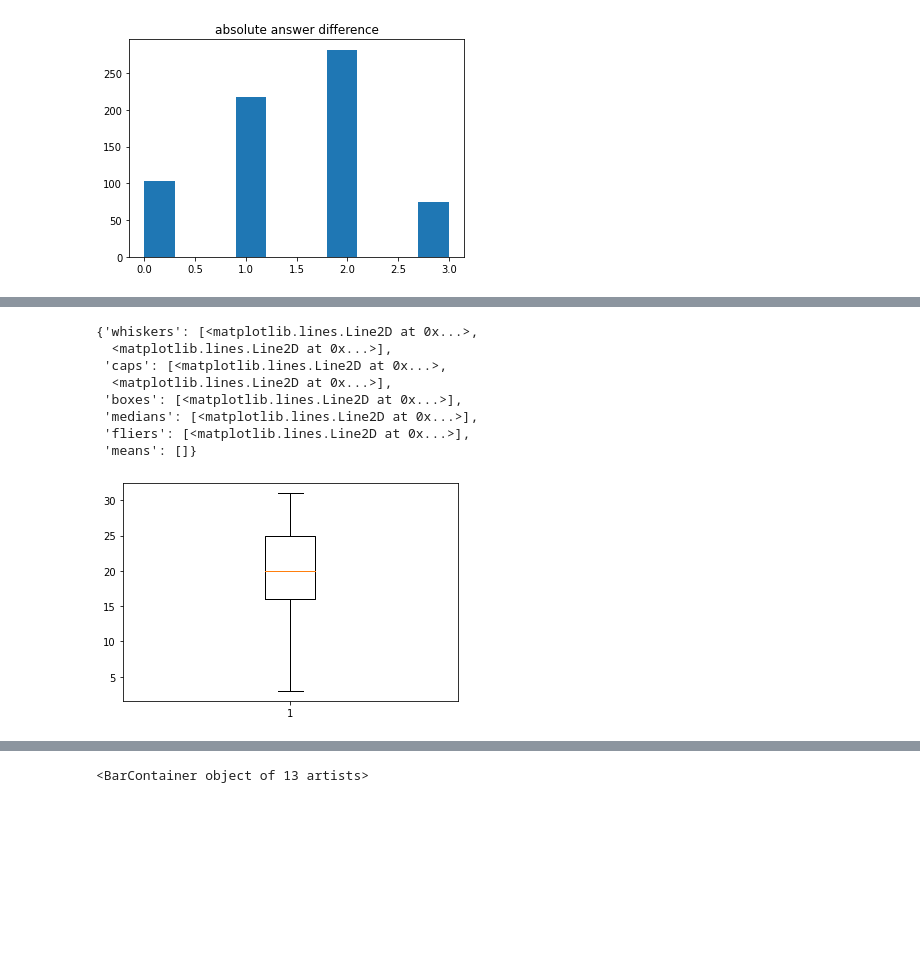
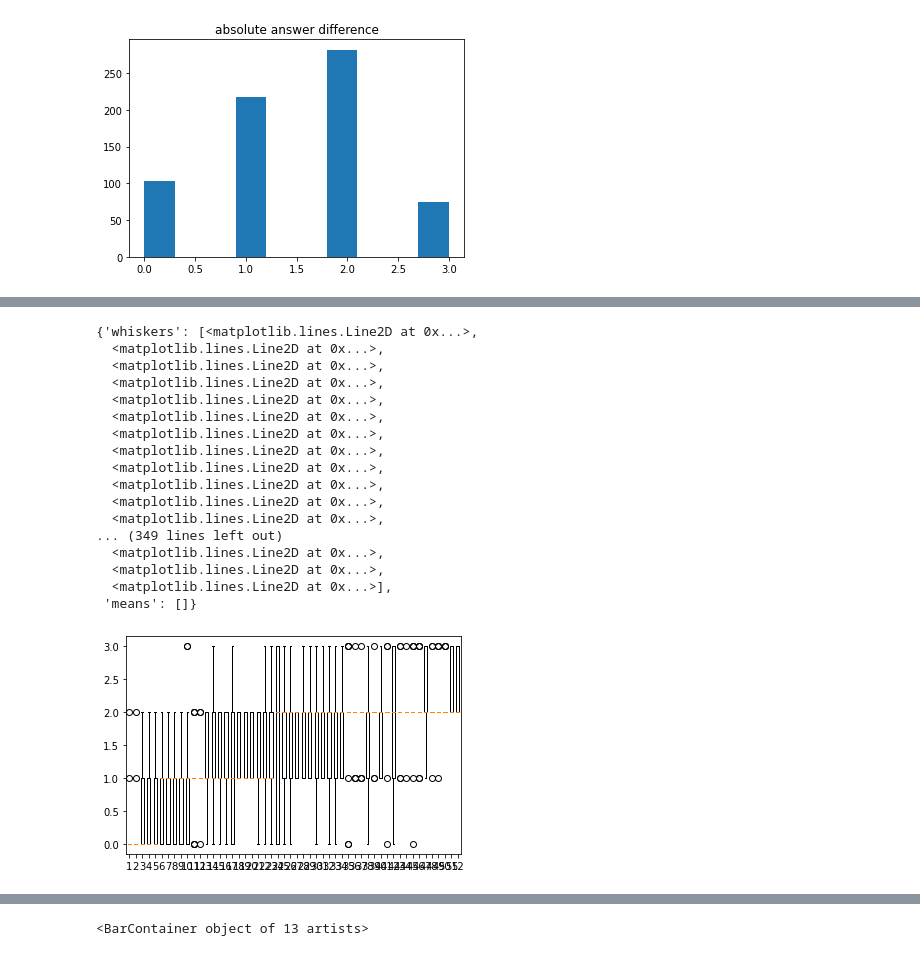
Before and after one commit to bashFish/markmywork, a Jupyter notebook: evaluate_run.ipynb, the cells around one changed output, grey strips where cells are left out. Saved outputs shown, nothing was run; the diff lists cells and outputs as text; code cells hidden in the pictures; blank space fills up the shorter version.

```diff
--- a/evaluate_run.ipynb
+++ b/evaluate_run.ipynb
@@ -93,12 +65,23 @@ plt.plot([0,50],[np.average(accumulated_variances[1:])]*2)
-# %%
-plt.boxplot(accumulated_variances[1:])
-# %% [output]
-{'whiskers': [<matplotlib.lines.Line2D at 0x...>,
-  <matplotlib.lines.Line2D at 0x...>],
- 'caps': [<matplotlib.lines.Line2D at 0x...>,
-  <matplotlib.lines.Line2D at 0x...>],
- 'boxes': [<matplotlib.lines.Line2D at 0x...>],
- 'medians': [<matplotlib.lines.Line2D at 0x...>],
- 'fliers': [<matplotlib.lines.Line2D at 0x...>],
- 'means': []}
-[figure, removed]
+# %%
+sorted_sum_list = sorted(enumerate([sum(a) for a in accumulated_variances_essays_list.values()]), key = lambda x: x[1])
+# %%
+plt.boxplot([list(accumulated_variances_essays_list.values())[s[0]] for s in sorted_sum_list])
+# %% [output]
+{'whiskers': [<matplotlib.lines.Line2D at 0x...>,
+  <matplotlib.lines.Line2D at 0x...>,
+  <matplotlib.lines.Line2D at 0x...>,
+  <matplotlib.lines.Line2D at 0x...>,
+  <matplotlib.lines.Line2D at 0x...>,
+  <matplotlib.lines.Line2D at 0x...>,
+  <matplotlib.lines.Line2D at 0x...>,
+  <matplotlib.lines.Line2D at 0x...>,
+  <matplotlib.lines.Line2D at 0x...>,
+  <matplotlib.lines.Line2D at 0x...>,
+  <matplotlib.lines.Line2D at 0x...>,
+  <matplotlib.lines.Line2D at 0x...>,
+... (349 lines left out)
+  <matplotlib.lines.Line2D at 0x...>,
+  <matplotlib.lines.Line2D at 0x...>,
+  <matplotlib.lines.Line2D at 0x...>],
+ 'means': []}
+[figure, added]
```
Also changed, not shown: parts of 7 cells of this notebook.
